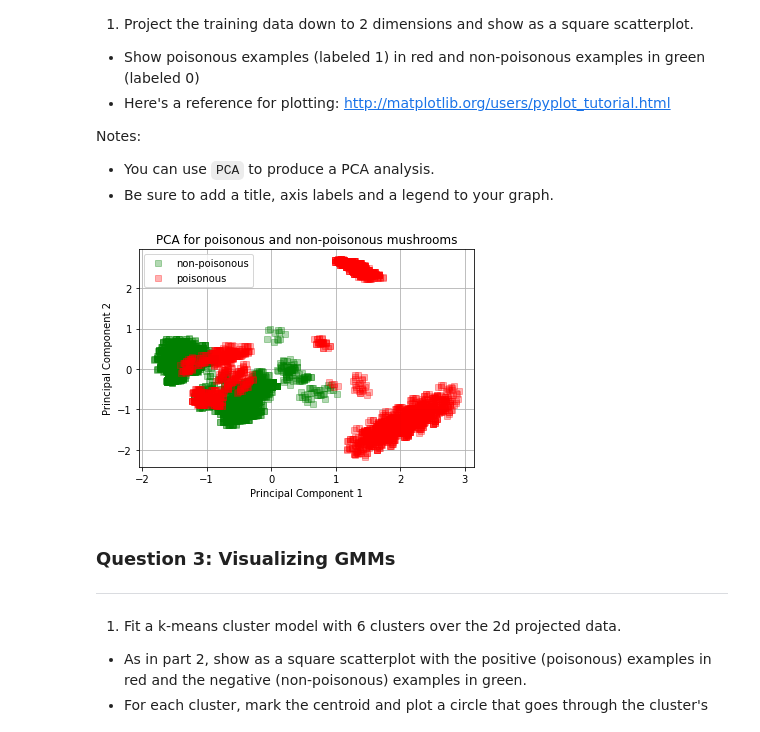
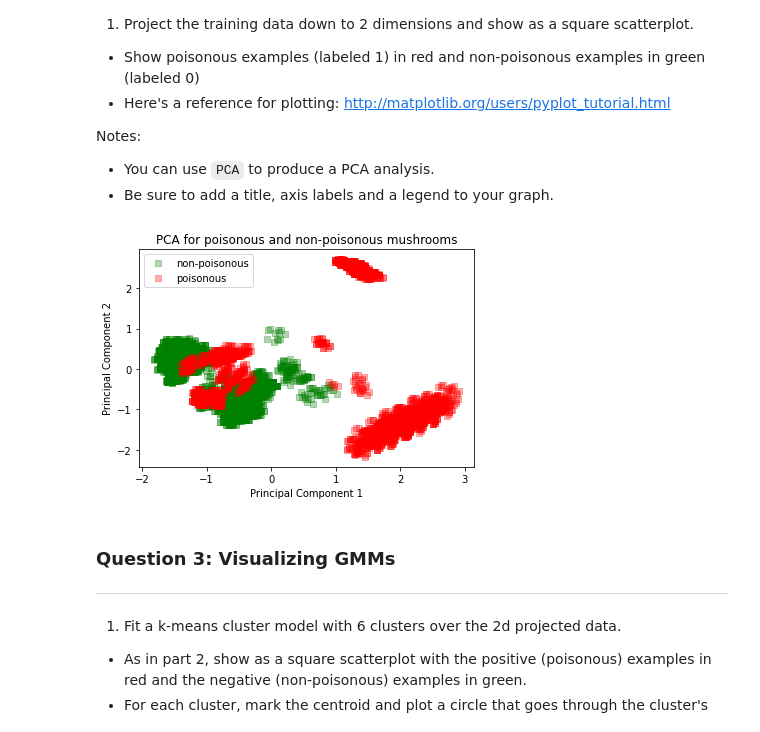
Before and after one commit to ssburgan/w207_coursework, a Jupyter notebook: Sybil_SantosBurgan_project4.ipynb, the cells around one changed output. Saved outputs shown, nothing was run; the diff lists cells and outputs as text; code cells hidden in the pictures.

```diff
--- a/Sybil_SantosBurgan_project4.ipynb
+++ b/Sybil_SantosBurgan_project4.ipynb
@@ -128,21 +143,21 @@ Notes:
 # %%
 def Q2():
   ### STUDENT START ###
     pca = PCA(n_components=2)
     principalComponents = pca.fit_transform(train_data)
 
     plt.plot(principalComponents[train_labels == 0][:,0], principalComponents[train_labels == 0][:,1], 'gs', label="non-poisonous", alpha=.3)
     plt.plot(principalComponents[train_labels == 1][:,0], principalComponents[train_labels == 1][:,1], 'rs', label="poisonous", alpha=.3)
-    plt.grid()
+
     plt.xlabel('Principal Component 1')
     plt.ylabel('Principal Component 2')
     plt.title('PCA for poisonous and non-poisonous mushrooms')
     plt.legend()
   ### STUDENT END ###
 
 Q2()
 # %% [output]
-[figure, old version]
+[figure, new version]
 # %% [markdown]
 ### Question 3: Visualizing GMMs
 ---
```
Also changed, not shown: parts of 3 cells of this notebook.
